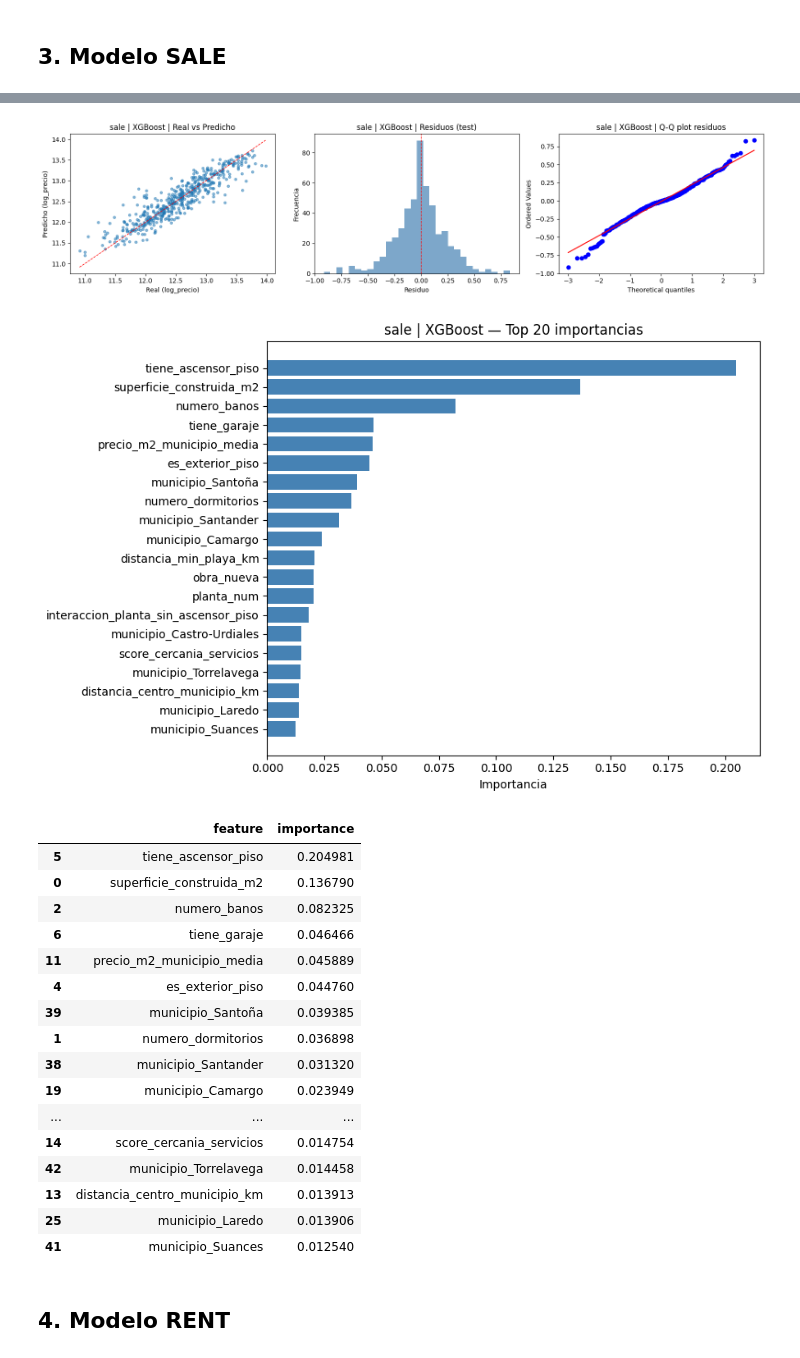
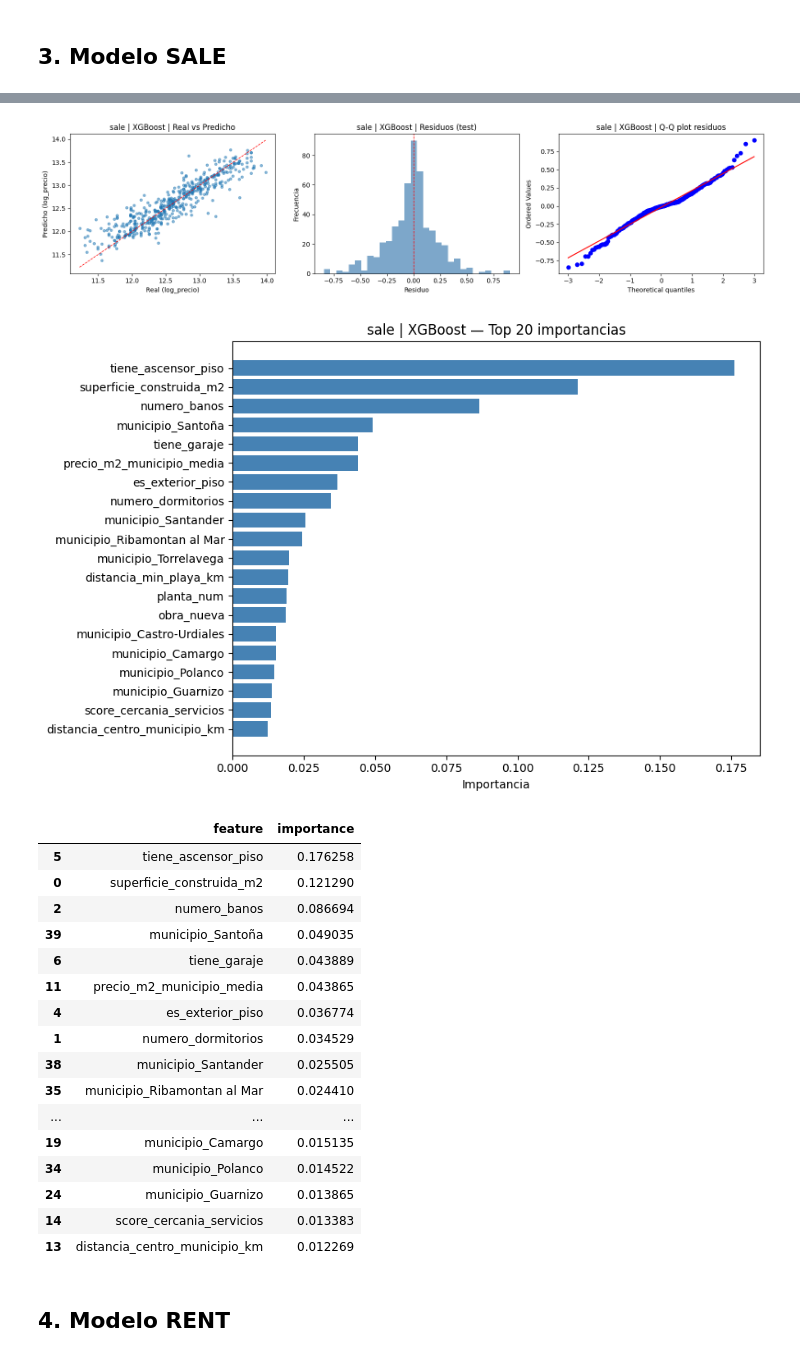
Before and after one commit to sitomachu/bezanillasl, a Jupyter notebook: notebooks/05_ML/55_sale_rent_models.ipynb, the cells around one changed output, grey strips where cells are left out. Drawn from its saved outputs; the diff is of its cells as text; code cells hidden in the pictures.

```diff
--- a/notebooks/05_ML/55_sale_rent_models.ipynb
+++ b/notebooks/05_ML/55_sale_rent_models.ipynb
@@ -193,20 +188,8 @@ print("=" * 90)
 # ── Carga ─────────────────────────────────────────────────────────────────────
 df_sale = pd.read_csv(SALE_PATH)
 df_sale = df_sale[df_sale[SALE_TARGET_COL].notna()].copy()
-print(f"Filas originales: {len(df_sale)}")
+print(f"Filas cargadas: {len(df_sale)} (outliers eliminados upstream)")
 
-# ── Limpieza: IQR\u00d71.5 sobre log_precio ──────────────────────────────────────
-q1, q3 = df_sale[SALE_TARGET_COL].quantile([0.25, 0.75])
-iqr = q3 - q1
-mask_iqr = df_sale[SALE_TARGET_COL].between(q1 - SALE_IQR_FACTOR * iqr, q3 + SALE_IQR_FACTOR * iqr)
-print(f"  IQR\u00d7{SALE_IQR_FACTOR} eliminados: {(~mask_iqr).sum()} ({(~mask_iqr).mean()*100:.1f}%)")
-df_sale = df_sale[mask_iqr].copy()
-
-# ── Limpieza: suelo precio_m2 ─────────────────────────────────────────────────
-mask_m2 = df_sale["precio_m2"] >= SALE_PRECIO_M2_MIN
-print(f"  Suelo precio_m2 < {SALE_PRECIO_M2_MIN} \u20ac/m\u00b2 eliminados: {(~mask_m2).sum()} ({(~mask_m2).mean()*100:.1f}%)")
-df_sale = df_sale[mask_m2].copy()
-print(f"Filas tras limpieza: {len(df_sale)}")
 
 # ── Fix leakage: medias de municipio del JSON (train-only, calculadas en 53_boost_sale_optuna)
 _mun_oh = [c for c in df_sale.columns if c.startswith("municipio_")]
@@ -275,22 +255,22 @@ train 0.01323 0.11503 0.08435 0.95938 0.00672
-[figure, old version]
+[figure, new version]
-[figure, old version]
+[figure, new version]
 |  | feature | importance |
-| 5 | tiene_ascensor_piso | 0.204981 |
-| 0 | superficie_construida_m2 | 0.136790 |
-| 2 | numero_banos | 0.082325 |
-| 6 | tiene_garaje | 0.046466 |
-| 11 | precio_m2_municipio_media | 0.045889 |
-| 4 | es_exterior_piso | 0.044760 |
-| 39 | municipio_Santoña | 0.039385 |
-| 1 | numero_dormitorios | 0.036898 |
-| 38 | municipio_Santander | 0.031320 |
-| 19 | municipio_Camargo | 0.023949 |
+| 5 | tiene_ascensor_piso | 0.176258 |
+| 0 | superficie_construida_m2 | 0.121290 |
+| 2 | numero_banos | 0.086694 |
+| 39 | municipio_Santoña | 0.049035 |
+| 6 | tiene_garaje | 0.043889 |
+| 11 | precio_m2_municipio_media | 0.043865 |
+| 4 | es_exterior_piso | 0.036774 |
+| 1 | numero_dormitorios | 0.034529 |
+| 38 | municipio_Santander | 0.025505 |
+| 35 | municipio_Ribamontan al Mar | 0.024410 |
 | ... | ... | ... |
-| 14 | score_cercania_servicios | 0.014754 |
-| 42 | municipio_Torrelavega | 0.014458 |
-| 13 | distancia_centro_municipio_km | 0.013913 |
-| 25 | municipio_Laredo | 0.013906 |
-| 41 | municipio_Suances | 0.012540 |
+| 19 | municipio_Camargo | 0.015135 |
+| 34 | municipio_Polanco | 0.014522 |
+| 24 | municipio_Guarnizo | 0.013865 |
+| 14 | score_cercania_servicios | 0.013383 |
+| 13 | distancia_centro_municipio_km | 0.012269 |
 # %% [markdown]
 ## 4. Modelo RENT
 # %%
```
Also changed, not shown: parts of 3 cells of this notebook, 10 other files.
